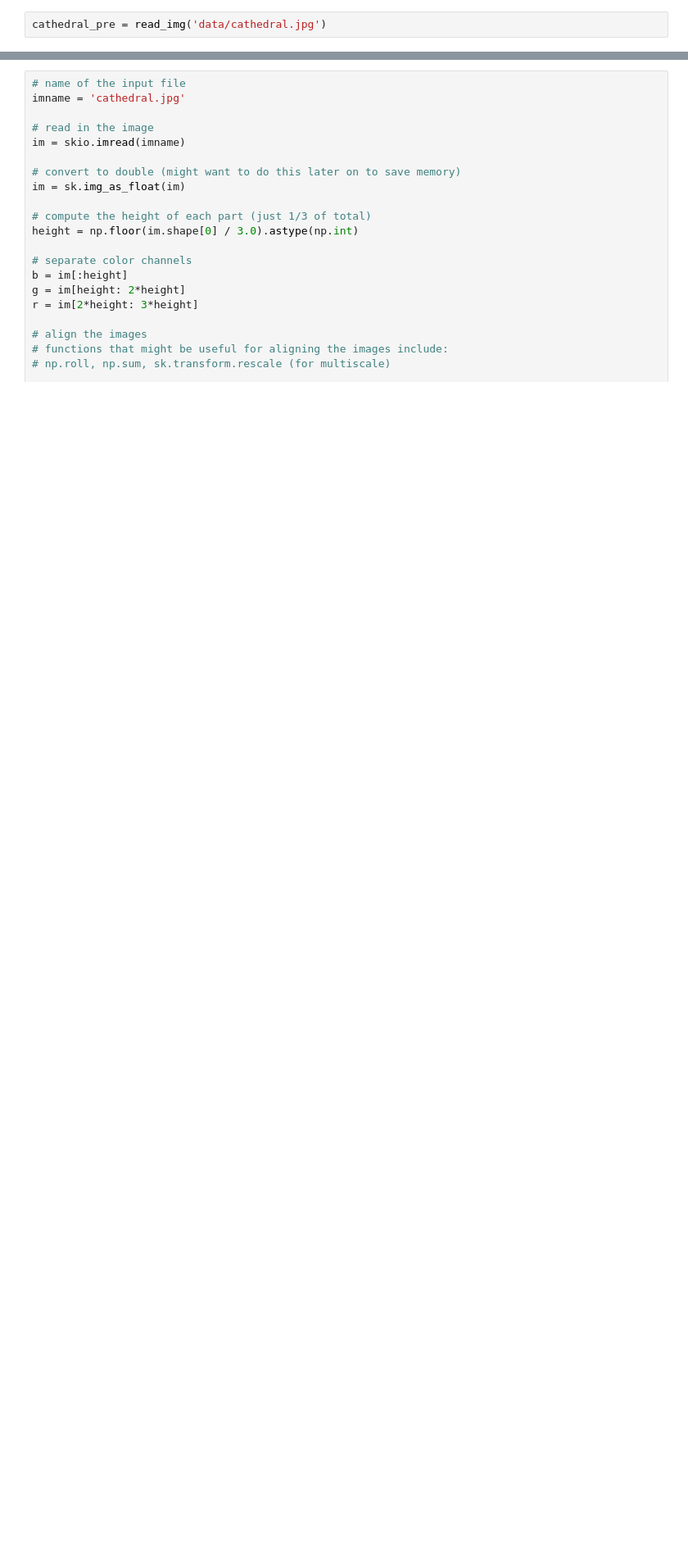
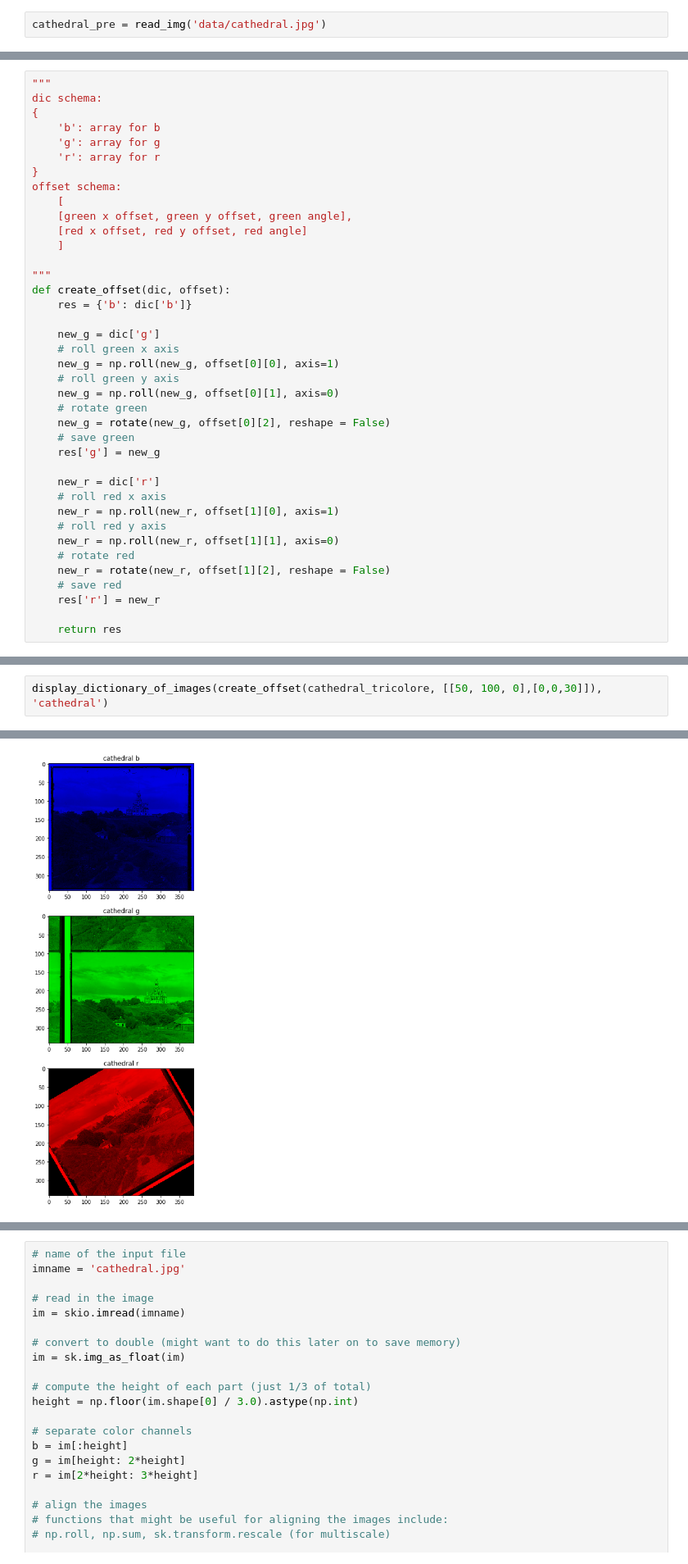
Before and after one commit to rifftu/cs194_projects, a Jupyter notebook: proj1/main.ipynb, the cells around one changed output, grey strips where cells are left out. Shown at 82% size. Cells and saved outputs as stored; diff of their text form; blank space fills up the shorter version.

```diff
--- a/proj1/main.ipynb
+++ b/proj1/main.ipynb
@@ -25,0 +87,39 @@ cathedral_pre = read_img('data/cathedral.jpg')
+# %%
+"""
+dic schema:
+{
+    'b': array for b
+    'g': array for g
+    'r': array for r
+}
+offset schema:
+    [
+    [green x offset, green y offset, green angle],
+    [red x offset, red y offset, red angle]
+    ]
+
+"""
+def create_offset(dic, offset):
+    res = {'b': dic['b']}
+
+    new_g = dic['g']
+    # roll green x axis
+    new_g = np.roll(new_g, offset[0][0], axis=1)
+    # roll green y axis
+    new_g = np.roll(new_g, offset[0][1], axis=0)
+    # rotate green
+    new_g = rotate(new_g, offset[0][2], reshape = False)
+    # save green
+    res['g'] = new_g
+
+    new_r = dic['r']
+    # roll red x axis
+    new_r = np.roll(new_r, offset[1][0], axis=1)
+    # roll red y axis
+    new_r = np.roll(new_r, offset[1][1], axis=0)
+    # rotate red
+    new_r = rotate(new_r, offset[1][2], reshape = False)
+    # save red
+    res['r'] = new_r
+
+    return res
@@ -25,0 +146,3 @@ cathedral_pre = read_img('data/cathedral.jpg')
+# %%
+display_dictionary_of_images(create_offset(cathedral_tricolore, [[50, 100, 0],[0,0,30]]), 'cathedral')
+# %% [output]
@@ -25,0 +151 @@ cathedral_pre = read_img('data/cathedral.jpg')
+[figure, added]
```
Also changed, not shown: parts of 15 cells of this notebook, 1 other file.
